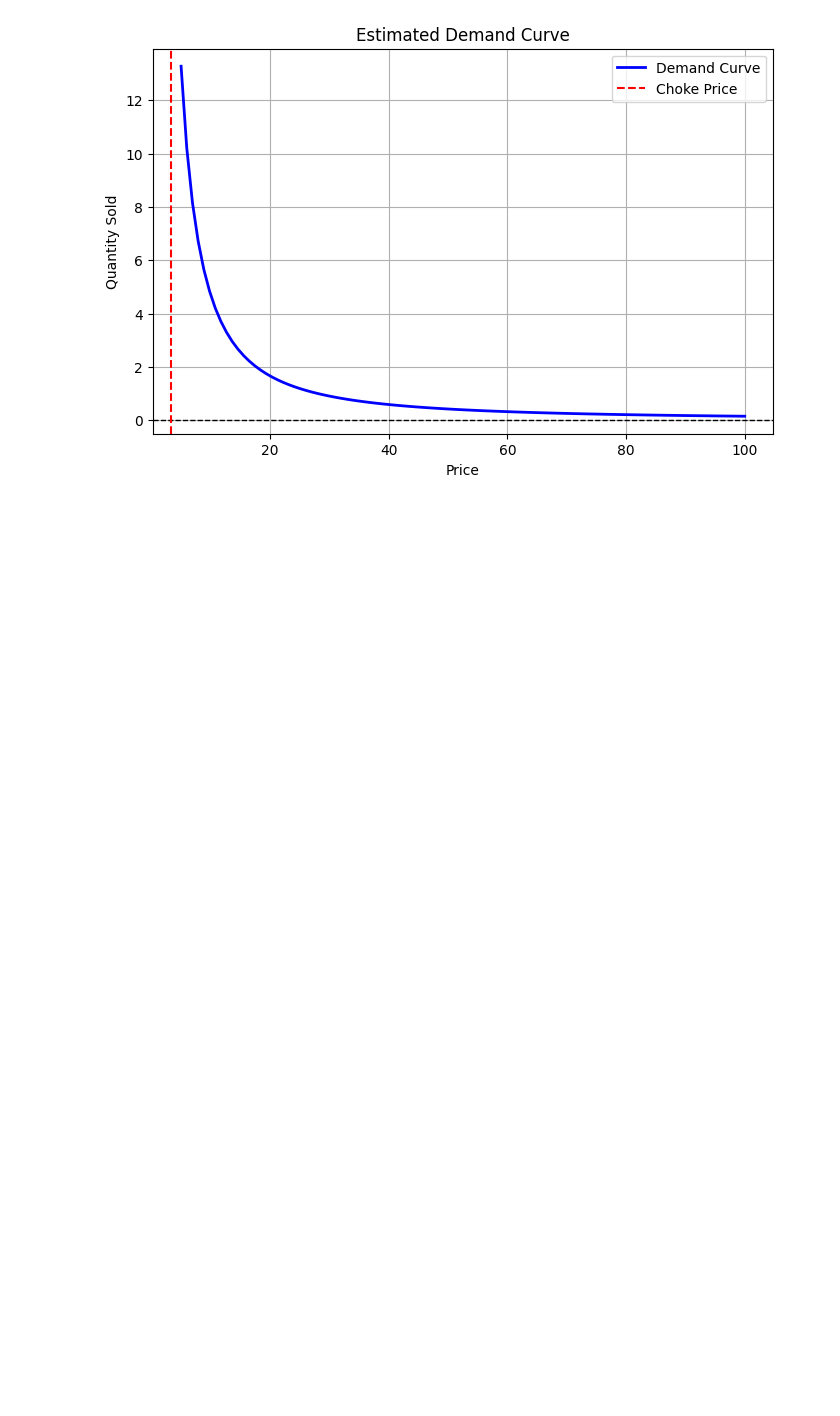
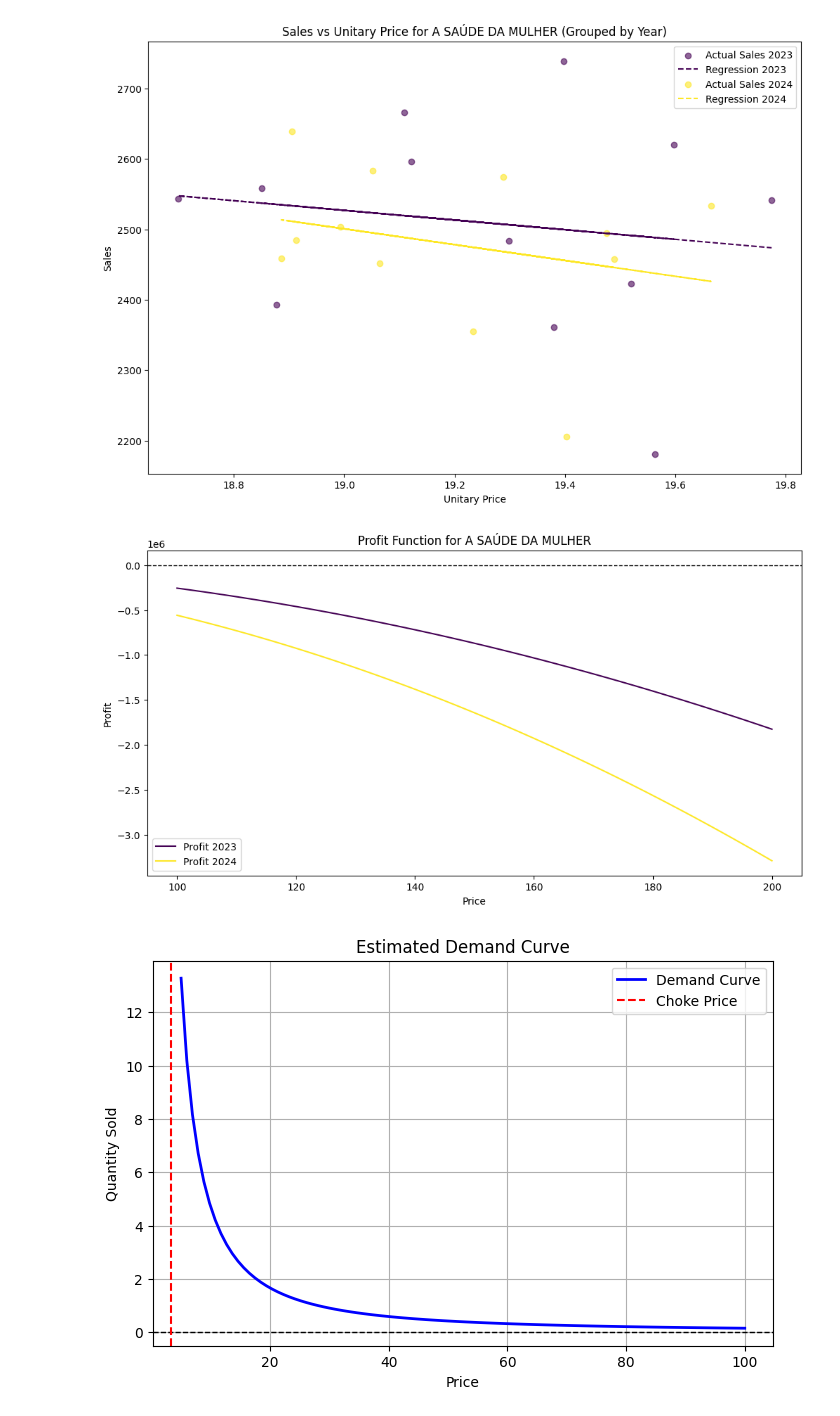
Before and after one commit to Jailsonrs/PricingSLM, a Jupyter notebook: models/modelling.ipynb, the cells around one changed output. Drawn from its saved outputs; the diff is of its cells as text; code cells hidden in the pictures; blank space fills up the shorter version.

```diff
--- a/models/modelling.ipynb
+++ b/models/modelling.ipynb
@@ -269,3 +309,73 @@ Covariance Type:             nonrobust
 
 Notes:
 [1] Standard Errors assume that the covariance matrix of the errors is correctly specified.
+# %%
+import pandas as pd
+import numpy as np
+import matplotlib.pyplot as plt
+import seaborn as sns
+import statsmodels.api as sm
+
+product_name = 'A SAÚDE DA MULHER'
+df_product = df_train_grouped[df_train_grouped['PRODUTO'] == product_name]
+
+if df_product.empty:
+    raise ValueError(f"No data found for product: {product_name}")
+
+plt.figure(figsize=(12, 8))
+
+years = df_product['year'].unique()
+colors = plt.cm.viridis(np.linspace(0, 1, len(years)))
+
+for idx, year in enumerate(years):
+    df_year = df_product[df_product['year'] == year]
+
+    X = sm.add_constant(df_year['UNITARY_PRICE_MEAN'])
+    model = sm.OLS(df_year['QUANTITY_SOLD_TOTAL'], X).fit()
+
+    df_year['PREDICTED_SALES'] = model.predict(X)
+
+    plt.scatter(
+        df_year['UNITARY_PRICE_MEAN'],
+        df_year['QUANTITY_SOLD_TOTAL'],
+        color=colors[idx],
+        alpha=0.6,
+        label=f'Actual Sales {year}'
+    )
+
+    plt.plot(
+        df_year['UNITARY_PRICE_MEAN'],
+        df_year['PREDICTED_SALES'],
+        color=colors[idx],
+        linestyle='--',
+        label=f'Regression {year}'
+    )
+
+plt.xlabel('Unitary Price')
+plt.ylabel('Sales')
+plt.title(f'Sales vs Unitary Price for {product_name} (Grouped by Year)')
+plt.legend()
+plt.show()
+
+# Profit Function Plot
+plt.figure(figsize=(12, 6))
+price_range = np.linspace(100, 200, 100)
+
+for idx, year in enumerate(years):
+    df_year = df_product[df_product['year'] == year]
+
+    X = sm.add_constant(df_year['UNITARY_PRICE_MEAN'])
+    model = sm.OLS(df_year['QUANTITY_SOLD_TOTAL'], X).fit()
+
+    predicted_sales = model.params[0] + model.params[1] * price_range
+    profit = (price_range - df_year['PMC Sem Imposto'].mean()) * predicted_sales
+
+    plt.plot(price_range, profit, color=colors[idx], label=f'Profit {year}')
+
+plt.axhline(0, color='black', linestyle='--', linewidth=1)
+plt.xlabel('Price')
+plt.ylabel('Profit')
+plt.title(f'Profit Function for {product_name}')
+plt.legend()
+plt.show()
+# %% [output]
@@ -272,3 +392,5 @@ Notes:
+[figure, added]
+[figure, added]
 # %%
 import matplotlib.pyplot as plt
 import numpy as np
```
Also changed, not shown: parts of 15 cells of this notebook.
